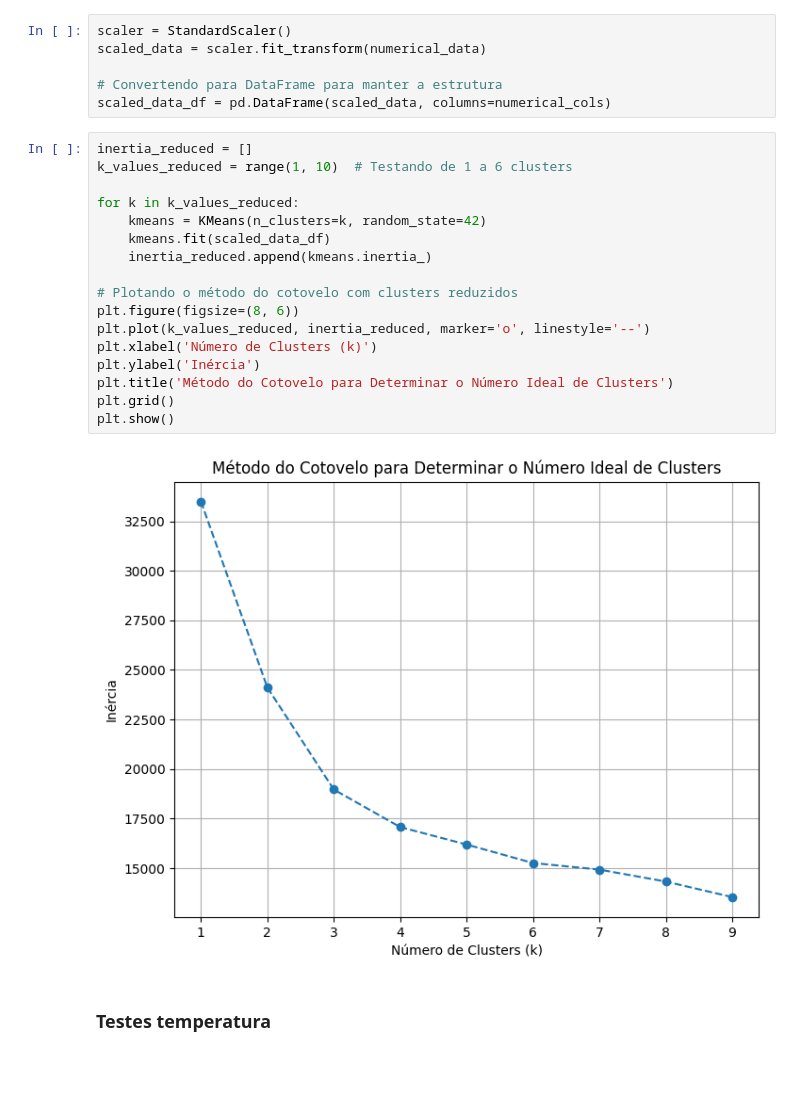
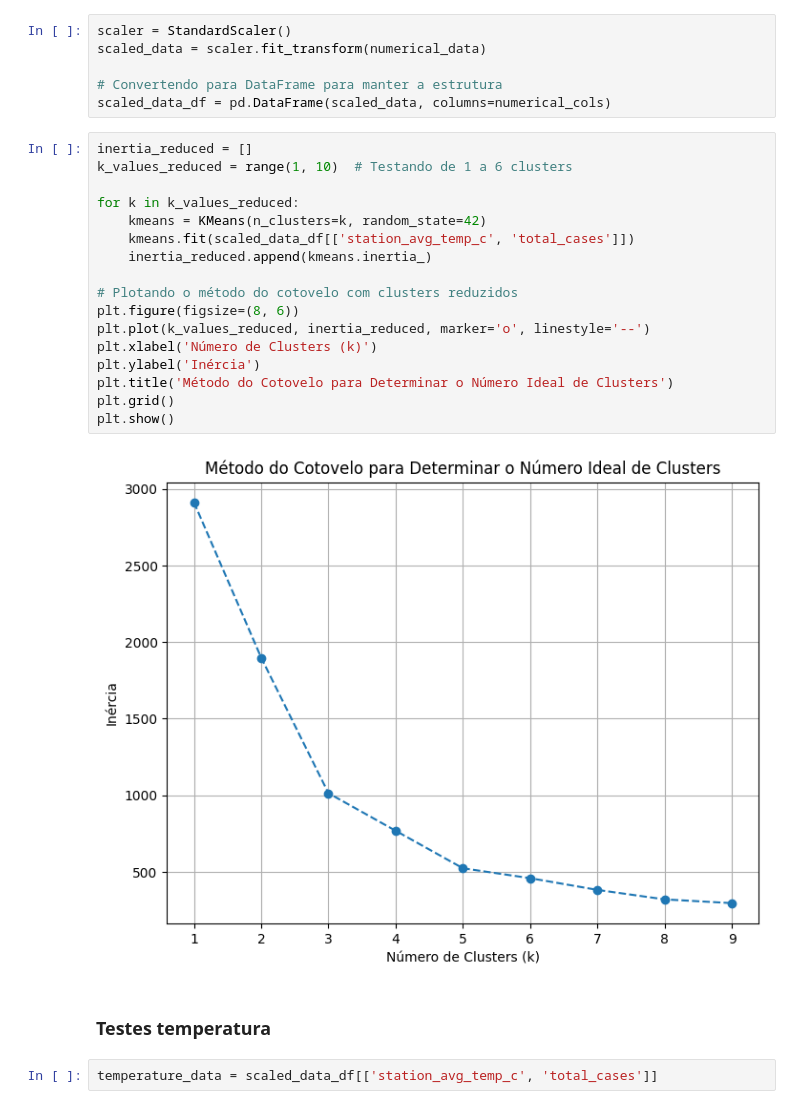
Before and after one commit to zibia-cunha/DengAI_Predicting_MachineLearnII, a Jupyter notebook: dengAI_project.ipynb, the cells around one changed output. Drawn from its saved outputs; the diff is of its cells as text; blank space fills up the shorter version.

Commit message:
Cluster temperature and precipitation

```diff
--- a/dengAI_project.ipynb
+++ b/dengAI_project.ipynb
@@ -113,21 +114,23 @@ scaled_data_df = pd.DataFrame(scaled_data, columns=numerical_cols)
 # %%
 inertia_reduced = []
 k_values_reduced = range(1, 10)  # Testando de 1 a 6 clusters
 
 for k in k_values_reduced:
     kmeans = KMeans(n_clusters=k, random_state=42)
-    kmeans.fit(scaled_data_df)
+    kmeans.fit(scaled_data_df[['station_avg_temp_c', 'total_cases']])
     inertia_reduced.append(kmeans.inertia_)
 
 # Plotando o método do cotovelo com clusters reduzidos
 plt.figure(figsize=(8, 6))
 plt.plot(k_values_reduced, inertia_reduced, marker='o', linestyle='--')
 plt.xlabel('Número de Clusters (k)')
 plt.ylabel('Inércia')
 plt.title('Método do Cotovelo para Determinar o Número Ideal de Clusters')
 plt.grid()
 plt.show()
 # %% [output]
-[figure, old version]
+[figure, new version]
 # %% [markdown]
 ### Testes temperatura
+# %%
+temperature_data = scaled_data_df[['station_avg_temp_c', 'total_cases']]
```
Also changed, not shown: parts of 11 cells of this notebook.
